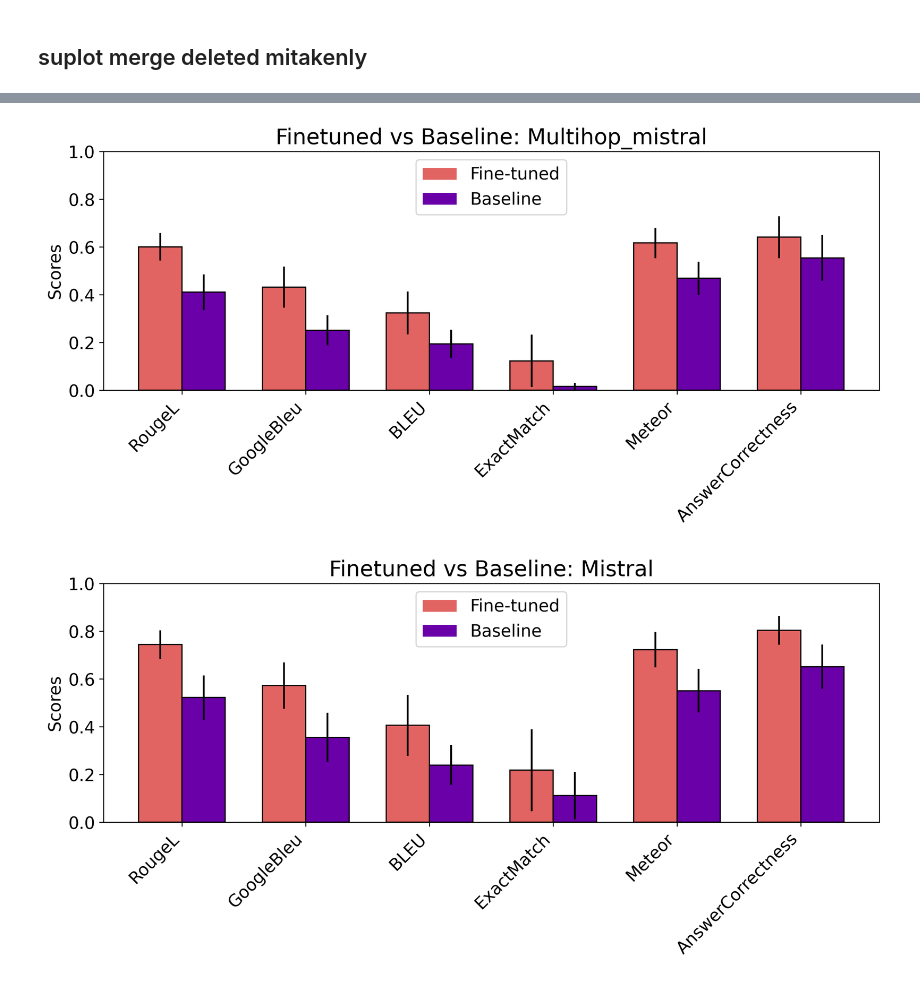
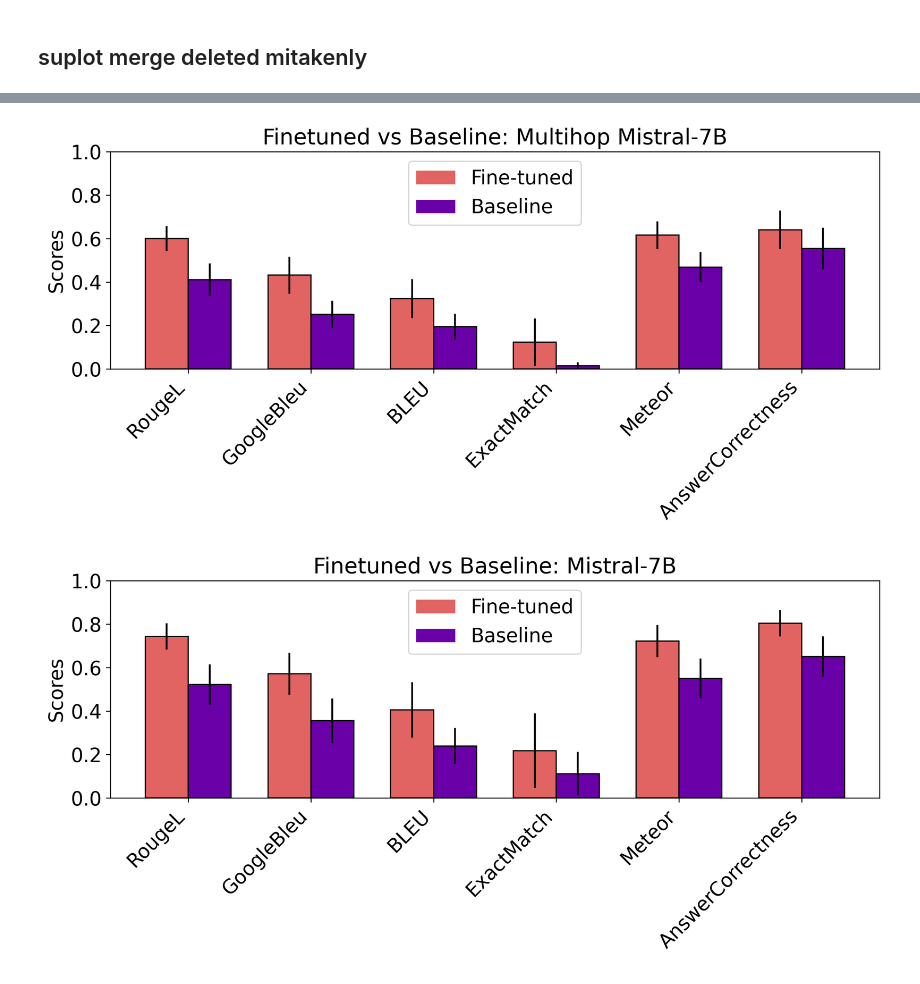
Before and after one commit to geemi725/ChemLit-QA, a Jupyter notebook: scripts/finetune_comparison.ipynb, the cells around one changed output, grey strips where cells are left out. Cells and saved outputs as stored; diff of their text form; code cells hidden in the pictures.

```diff
--- a/scripts/finetune_comparison.ipynb
+++ b/scripts/finetune_comparison.ipynb
@@ -33,7 +33,7 @@ import numpy as np
 
 # Metrics: ['RougeL', 'GoogleBleu', 'BLEU', 'ExactMatch', 'Meteor', 'AnswerCorrectness']
 metrics = ['RougeL', 'GoogleBleu', 'BLEU', 'ExactMatch', 'Meteor', 'AnswerCorrectness']
-llms = ["GPT-4o-mini", "Mistral", "Llama2-7b"]
+llms = ["GPT-4o-mini", "Mistral", "Llama2-7B"]
 results = {"ChemLit-QA": [f"{llm}_eval.csv" for llm in llms],
            "ChemLit-QA-multi": [f"multihop_{llm}_eval.csv" for llm in llms]}
 # Create list ft_metrics by prepending 'FT_' to Metrics
@@ -96,6 +96,7 @@ for dataset, file_list in results.items():
 
         # Extract the base filename without '_eval.csv'
         base_filename = llms[i]
+        base_filename = base_filename.replace('Mistral', 'Mistral-7B')
 
         # Use the base filename in the title
         axs[i].set_title(f'{base_filename}')
@@ -178,7 +179,7 @@ for file in os.listdir('.'):
         base_filename = file.replace('_eval.csv', '')
 
         # replace 'gpt' with 'GPT' in base_filename, otherwise capitalize filename
-        base_filename = base_filename.capitalize().replace('Gpt', 'GPT')
+        base_filename = base_filename.capitalize().replace('_', ' ').replace('gpt', 'GPT').replace('Gpt', 'GPT').replace('Mistral', 'Mistral-7B').replace('mistral', 'Mistral-7B').replace('7b', '7B').replace('llama', 'Llama')
 
         # Use the base filename in the title
         ax.set_title(f'Finetuned vs Baseline: {base_filename}')
@@ -201,2 +202,2 @@ for file in os.listdir('.'):
-[figure, old version]
+[figure, new version]
-[figure, old version]
+[figure, new version]
```
Also changed, not shown: parts of 2 cells of this notebook.
